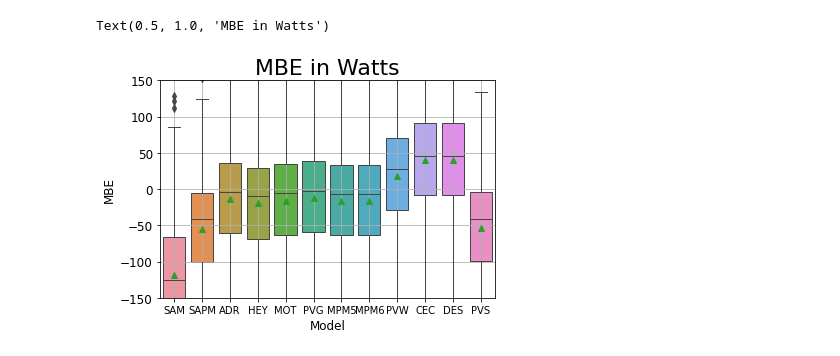
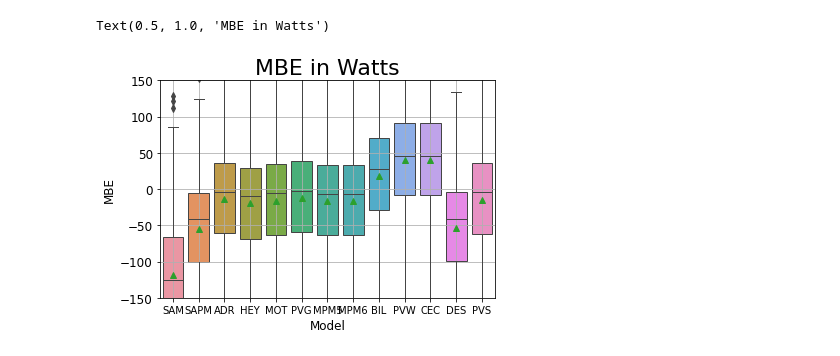
Before and after one commit to lmdeville/PV-Modeling, a Jupyter notebook: PVLT/PVLT.ipynb, the cells around one changed output. Cells and saved outputs as stored; diff of their text form; code cells hidden in the pictures.

```diff
--- a/PVLT/PVLT.ipynb
+++ b/PVLT/PVLT.ipynb
@@ -203,6 +203,12 @@ popt, pcov = fit_efficiency_model(matrix.irradiance,matrix.temperature,matrix.et
 mpm6_eff = mpm6(df['eff_irr'], df['tcell'], *popt)
 mpm6_p = (df['eff_irr']/1000) * (mpm6_eff) * (module['Power']) *12
 results['MPM6'] = mpm6_p.resample('H').mean()
+# %%
+#Calculate Bilinear results and add to df
+interpolator = fit_bilinear(**matrix)
+bilinear_eff = bilinear(df['eff_irr'], df['tcell'], interpolator)
+bilinear_p = (df['eff_irr']/1000) * (bilinear_eff) * (module['Power']) * 12
+results['Bilinear'] = bilinear_p.resample('H').mean()
 # %%
 sdf = sdf.resample('H').mean()
 sol_elev_mask = simple_filter(sdf, 'apparent_elevation', lower=15, upper=90, apply=False)
@@ -216,7 +222,7 @@ results=results.astype(float)
 #Begin Error Calculations
 
 measureds = ['Str_1', 'Str_2', 'Str_3', 'Str_4']
-models = ['SAM', 'SAPM',  'ADR', 'Heydenreich', 'Mother', 'PVGIS', 'MPM5', 'MPM6','PVWatts', 'CEC', 'Desoto', 'PVSyst']
+models = ['SAM', 'SAPM', 'ADR','Heydenreich','Mother','PVGIS','MPM5','MPM6', 'Bilinear','PVWatts','CEC','Desoto','PVSyst']
 
 #calculate differences
 diff = (results['SAM']-results['Str_1']).to_frame()
@@ -251,39 +257,41 @@ sapmmbe = ((diff.iloc[:, [4,5,6,7]].sum(axis=1))/4).to_frame()
 sapmmbe['Model']='SAPM'
 adrmbe = ((diff.iloc[:, [8,9,10,11]].sum(axis=1))/4).to_frame()
 adrmbe['Model']='ADR'
 heymbe = ((diff.iloc[:, [12,13,14,15]].sum(axis=1))/4).to_frame()
 heymbe['Model']='HEY'
 mothermbe = ((diff.iloc[:, [16,17,18,19]].sum(axis=1))/4).to_frame()
 mothermbe['Model']='MOT'
 pvgismbe = ((diff.iloc[:, [20,21,22,23]].sum(axis=1))/4).to_frame()
 pvgismbe['Model']='PVG'
 mpm5mbe = ((diff.iloc[:, [24,25,26,27]].sum(axis=1))/4).to_frame()
 mpm5mbe['Model']='MPM5'
 mpm6mbe = ((diff.iloc[:, [28,29,30,31]].sum(axis=1))/4).to_frame()
 mpm6mbe['Model']='MPM6'
-pvwattsmbe = ((diff.iloc[:, [32,33,34,35]].sum(axis=1))/4).to_frame()
+bilinearmbe = ((diff.iloc[:, [32,33,34,35]].sum(axis=1))/4).to_frame()
+bilinearmbe['Model']='BIL'
+pvwattsmbe = ((diff.iloc[:, [36,37,38,39]].sum(axis=1))/4).to_frame()
 pvwattsmbe['Model']='PVW'
-cecmbe = ((diff.iloc[:, [36,37,38,39]].sum(axis=1))/4).to_frame()
+cecmbe = ((diff.iloc[:, [40,41,42,43]].sum(axis=1))/4).to_frame()
 cecmbe['Model']='CEC'
-desotombe = ((diff.iloc[:, [40,41,42,43]].sum(axis=1))/4).to_frame()
+desotombe = ((diff.iloc[:, [44,45,46,47]].sum(axis=1))/4).to_frame()
 desotombe['Model']='DES'
-pvsystmbe = ((diff.iloc[:, [44,45,46,47]].sum(axis=1))/4).to_frame()
+pvsystmbe = ((diff.iloc[:, [48,49,50,51]].sum(axis=1))/4).to_frame()
 pvsystmbe['Model']='PVS'
 
 
 mbes = [sammbe, sapmmbe, adrmbe, heymbe, mothermbe, pvgismbe, mpm5mbe,
-        mpm6mbe, pvwattsmbe, cecmbe, desotombe, pvsystmbe]
+        mpm6mbe, bilinearmbe, pvwattsmbe, cecmbe, desotombe, pvsystmbe]
 mbe = pd.concat(mbes)
 mbe.rename(columns = { 0 : 'MBE'}, inplace = True)
 mbe['MBE'] = mbe['MBE'].replace(0, np.nan)
 
 ax = sns.boxplot(x = 'Model', y = 'MBE', data = mbe, showmeans=True)
 ax.grid(True)
 ax.set_ylim([-150, 150])
 ax.set_title('MBE in Watts')
 # %% [output]
 Text(0.5, 1.0, 'MBE in Watts')
-[figure, old version]
+[figure, new version]
 # %%
 #Calculate MAPE
 sammape = (apd.iloc[:, [0,1,2,3]].mean(axis=1)).to_frame()
```
Also changed, not shown: parts of 4 cells of this notebook.
